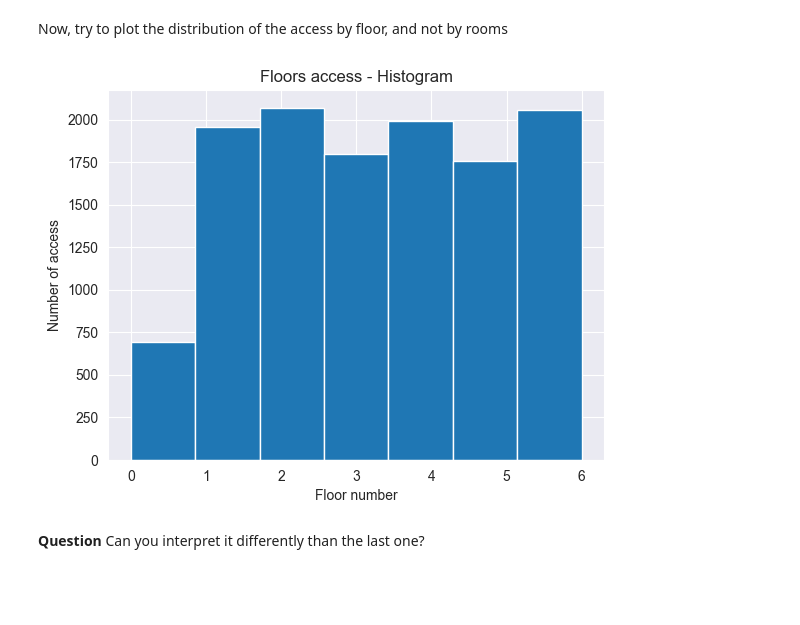
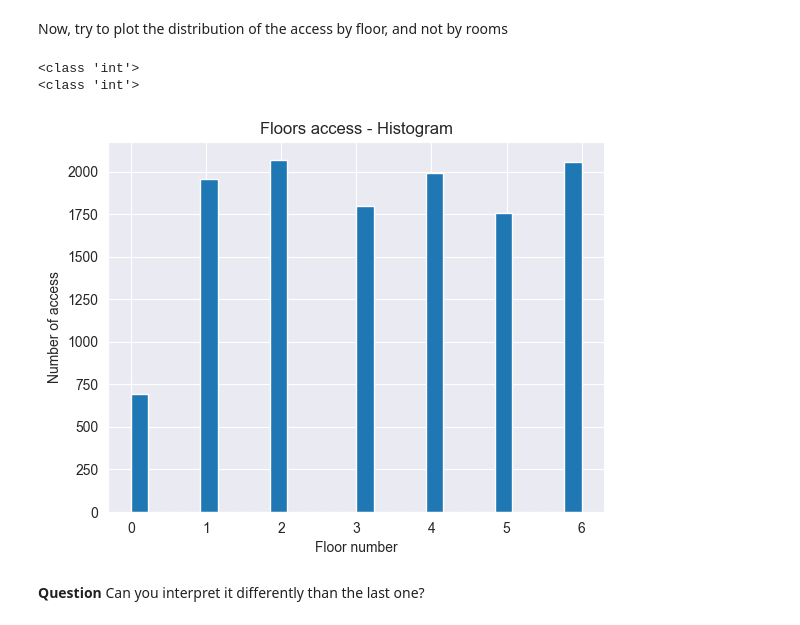
Before and after one commit to pastouche2/ML4FS_Nathan, a Jupyter notebook: HW3_DataVizz/HW3_DataVizz.ipynb, the cells around one changed output. Drawn from its saved outputs; the diff is of its cells as text; code cells hidden in the pictures; blank space fills up the shorter version.

```diff
--- a/HW3_DataVizz/HW3_DataVizz.ipynb
+++ b/HW3_DataVizz/HW3_DataVizz.ipynb
@@ -120,13 +137,16 @@ _Your response here_
 Now, try to plot the distribution of the access by floor, and not by rooms
 # %%
 # YOUR CODE HERE
-df_ex1["floor"].hist(bins=len(df_ex1["floor"].unique()))
+number_of_rooms2 = len(df_ex1["floor"].unique())
+df_ex1["floor"].hist(bins=len(df_ex1["room"].unique()))
 
 plt.xlabel('Floor number')
 plt.ylabel('Number of access')
 plt.title('Floors access - Histogram');
 # %% [output]
+<class 'int'>
+<class 'int'>
-[figure, old version]
+[figure, new version]
 # %% [markdown]
 **Question**
 Can you interpret it differently than the last one?
```
Also changed, not shown: parts of 4 cells of this notebook, 5 other files.
